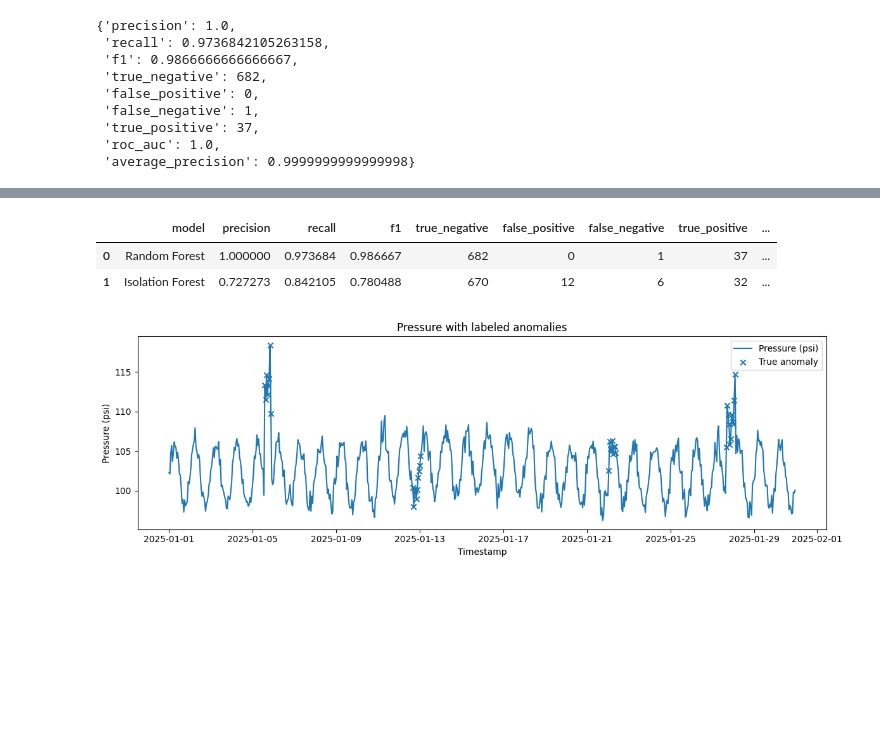
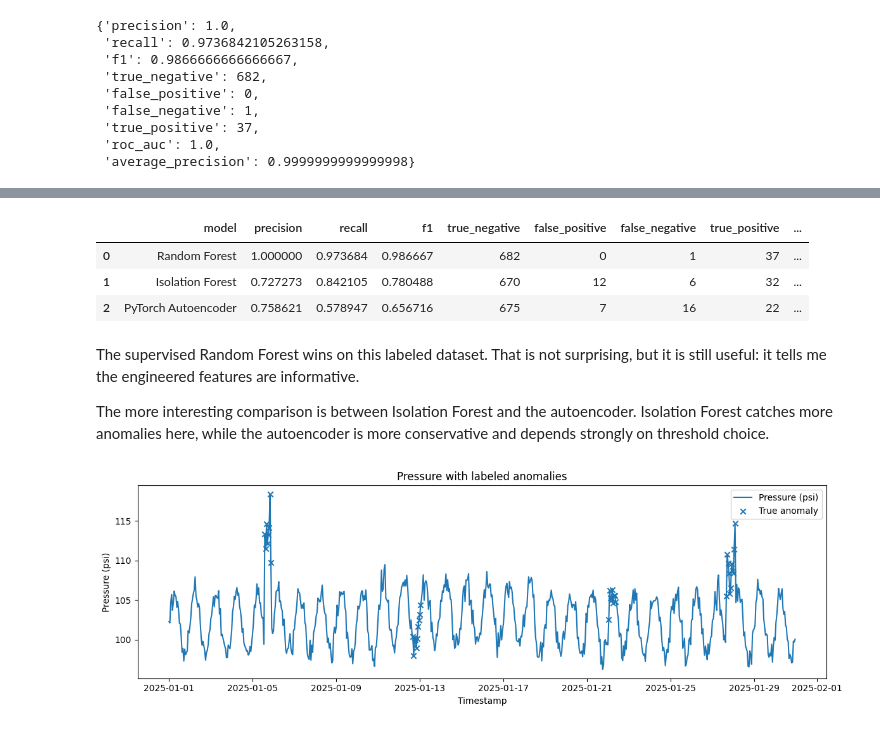
Before and after one commit to ikarib/ml-pipeline-anomaly-detection, a Jupyter notebook: notebooks/anomaly_detection.ipynb, the cells around one changed output, grey strips where cells are left out. Drawn from its saved outputs; the diff is of its cells as text; code cells hidden in the pictures; blank space fills up the shorter version.

```diff
--- a/notebooks/anomaly_detection.ipynb
+++ b/notebooks/anomaly_detection.ipynb
@@ -59,0 +67,3 @@ rf.metrics
+# %%
+ae = train_autoencoder_anomaly_detector(X, y)
+ae.metrics
@@ -60,9 +80,14 @@ rf.metrics
 # %%
-metrics_table([iso,rf])
+metrics_table([iso,rf,ae])
 # %% [output]
 |  | model | precision | recall | f1 | true_negative | false_positive | false_negative | true_positive | ... |
 | 0 | Random Forest | 1.000000 | 0.973684 | 0.986667 | 682 | 0 | 1 | 37 | ... |
 | 1 | Isolation Forest | 0.727273 | 0.842105 | 0.780488 | 670 | 12 | 6 | 32 | ... |
+| 2 | PyTorch Autoencoder | 0.758621 | 0.578947 | 0.656716 | 675 | 7 | 16 | 22 | ... |
+# %% [markdown]
+The supervised Random Forest wins on this labeled dataset. That is not surprising, but it is still useful: it tells me the engineered features are informative.
+
+The more interesting comparison is between Isolation Forest and the autoencoder. Isolation Forest catches more anomalies here, while the autoencoder is more conservative and depends strongly on threshold choice.
 # %%
 plt.figure(figsize=(12, 4))
 plt.plot(df["timestamp"], df["pressure_psi"], label="Pressure (psi)")
```
Also changed, not shown: parts of 20 cells of this notebook, 10 other files.
